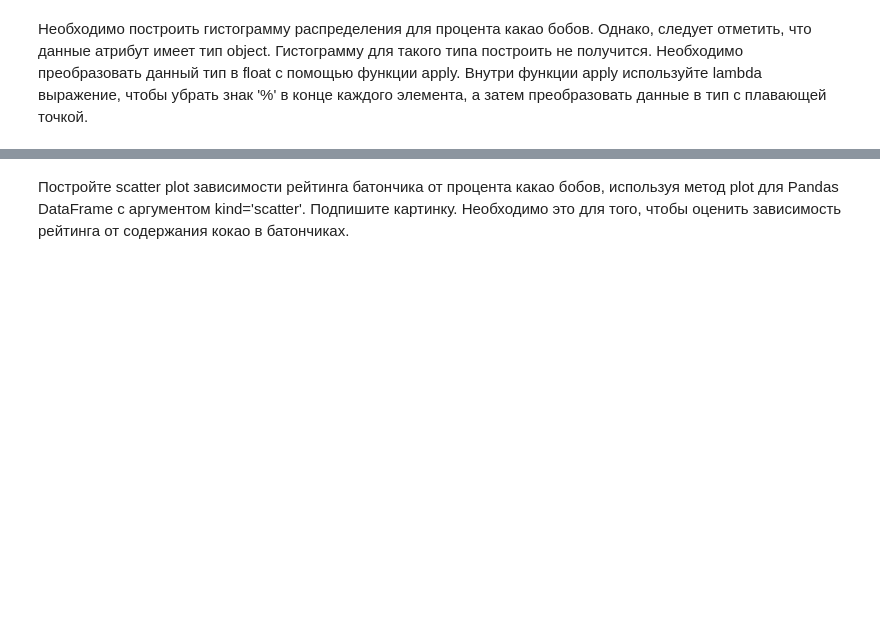
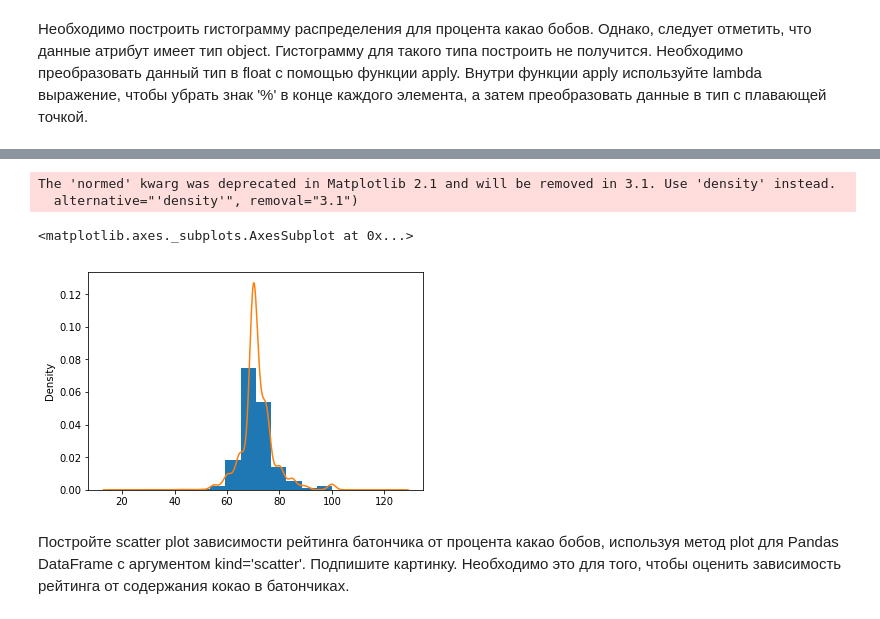
Before and after one commit to zvvzuzin/ml_course, a Jupyter notebook: practics/lab1_pandas/lab_pandas.ipynb, the cells around one changed output, grey strips where cells are left out. Saved outputs shown, nothing was run; the diff lists cells and outputs as text; code cells hidden in the pictures; blank space fills up the shorter version.

```diff
--- a/practics/lab1_pandas/lab_pandas.ipynb
+++ b/practics/lab1_pandas/lab_pandas.ipynb
@@ -42,0 +50,5 @@ dtype('O')
+# %%
+best_bar.percent.dtype
+# code here
+best_bar['percent']=best_bar['percent'].apply(lambda str: float(str.strip('%')))
+best_bar.percent.dtype
@@ -43,3 +66,11 @@ dtype('O')
+# %%
+best_bar['percent'].hist(normed=True)
+best_bar['percent'].plot(kind='kde')
+# %% [output]
+The 'normed' kwarg was deprecated in Matplotlib 2.1 and will be removed in 3.1. Use 'density' instead.
+  alternative="'density'", removal="3.1")
+<matplotlib.axes._subplots.AxesSubplot at 0x...>
+[figure, added]
 # %% [markdown]
 Постройте scatter plot зависимости рейтинга батончика от процента какао бобов, используя метод plot для Pandas DataFrame с аргументом kind='scatter'. Подпишите картинку.
 Необходимо это для того, чтобы оценить зависимость рейтинга от содержания кокао в батончиках.
```
Also changed, not shown: parts of 40 cells of this notebook.
